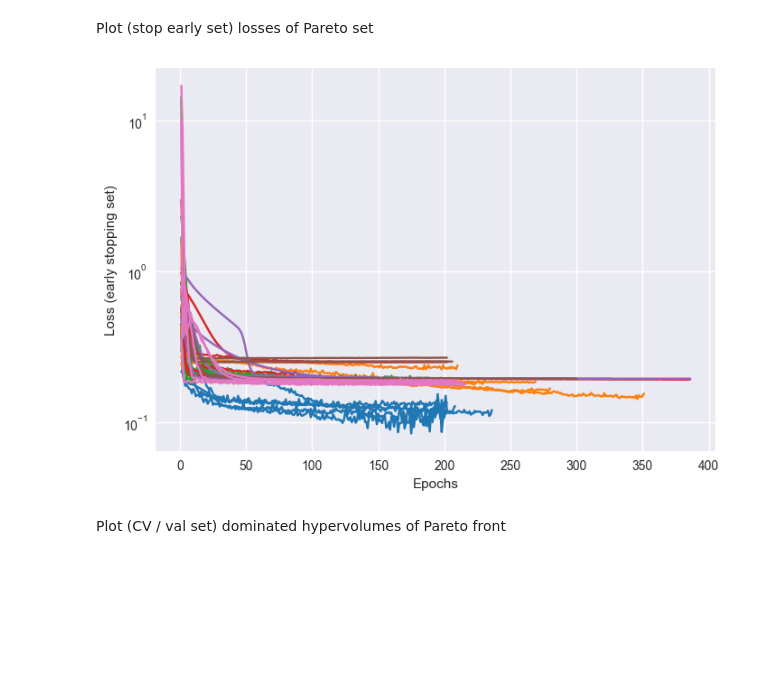
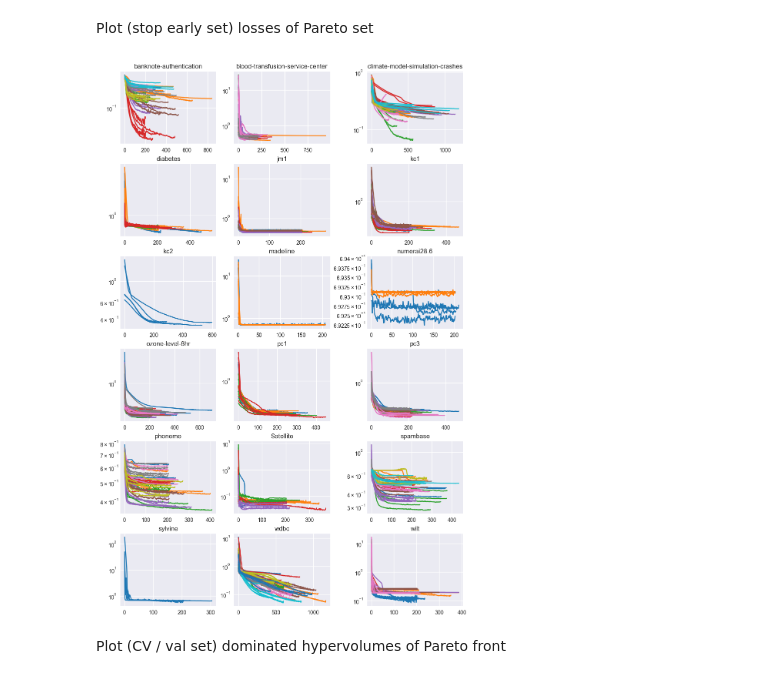
Before and after one commit to simon29st/ws2425-tab-ml, a Jupyter notebook: code/plotting.ipynb, the cells around one changed output. Drawn from its saved outputs; the diff is of its cells as text; code cells hidden in the pictures; blank space fills up the shorter version.

Commit message:
plot losses (early stopping) over epochs and dhv (val) over generations for all datasets

```diff
--- a/code/plotting.ipynb
+++ b/code/plotting.ipynb
@@ -11,6 +11,11 @@ for i, path in enumerate(os.walk('export')):
     if i == 0:
         continue  # skip 'export' directory, only look at sub-directories
     print(path)
+
+paths = list(os.walk('export'))[1:]
+
+nrows = 6
+ncols = 3
 # %% [output]
 ('export\\banknote-authentication', [], ['gen-0.json', 'gen-1.json', 'gen-10.json', 'gen-11.json', 'gen-12.json', 'gen-13.json', 'gen-14.json', 'gen-15.json', 'gen-16.json', 'gen-17.json', 'gen-18.jso ...
 ('export\\blood-transfusion-service-center', [], ['gen-0.json', 'gen-1.json', 'gen-10.json', 'gen-11.json', 'gen-12.json', 'gen-13.json', 'gen-14.json', 'gen-15.json', 'gen-16.json', 'gen-17.json', 'g ...
@@ -33,25 +38,34 @@ for i, path in enumerate(os.walk('export')):
 # %% [markdown]
 Plot (stop early set) losses of Pareto set
 # %%
-with open(os.path.join(path[0], 'pareto.json')) as f_pareto:
-    pareto = json.load(f_pareto)
+fig1, axs1 = plt.subplots(nrows=nrows, ncols=ncols)
+for i, path in enumerate(paths):
 
-fig1, ax1 = plt.subplots()
+    row = round(i // ncols)
+    col = round(i % ncols)
 
-colours = ['tab:blue', 'tab:orange', 'tab:green', 'tab:red', 'tab:purple', 'tab:brown', 'tab:pink', 'tab:gray', 'tab:olive', 'tab:cyan']
-for i, individual in enumerate(pareto['set']):
-    losses = individual['metrics']['performance']['loss']
+    with open(os.path.join(path[0], 'pareto.json')) as f_pareto:
+        pareto = json.load(f_pareto)
 
-    for fold, loss_tuple in enumerate(losses):
-        x = range(1, len(loss_tuple[1]) + 1)
-        y = loss_tuple[1]
+    colours = ['tab:blue', 'tab:orange', 'tab:green', 'tab:red', 'tab:purple', 'tab:brown', 'tab:pink', 'tab:gray', 'tab:olive', 'tab:cyan']
+    for j, individual in enumerate(pareto['set']):
+        losses = individual['metrics']['performance']['loss']
 
-        ax1.plot(x, y, color=colours[i], label=f'Individual {i+1}')
-ax1.set_xlabel('Epochs')
-ax1.set_ylabel('Loss (early stopping set)')
-ax1.set_yscale('log')
-#ax1.legend()
+        for fold, loss_tuple in enumerate(losses):
+            x = range(1, len(loss_tuple[1]) + 1)
+            y = loss_tuple[1]
+
+            axs1[row][col].plot(x, y, color=colours[j % len(colours)], label=f'Individual {j+1}')
+
+    axs1[row][col].set_yscale('log')
+    #axs1[row][col].set_xlabel('Epochs')
+    #axs1[row][col].set_ylabel('Loss')
+    #axs1[row][col].legend()
+    axs1[row][col].set_title(path[0].split('\\')[1])
+
+fig1.set_size_inches(6.4*ncols/2, 4.8*nrows/2)  # default is 6.4, 4.8, cf. https://matplotlib.org/stable/api/_as_gen/matplotlib.pyplot.figure.html
+fig1.set_layout_engine('compressed')
 # %% [output]
-[figure, old version]
+[figure, new version]
 # %% [markdown]
 Plot (CV / val set) dominated hypervolumes of Pareto front
```
Also changed, not shown: parts of 2 cells of this notebook.
